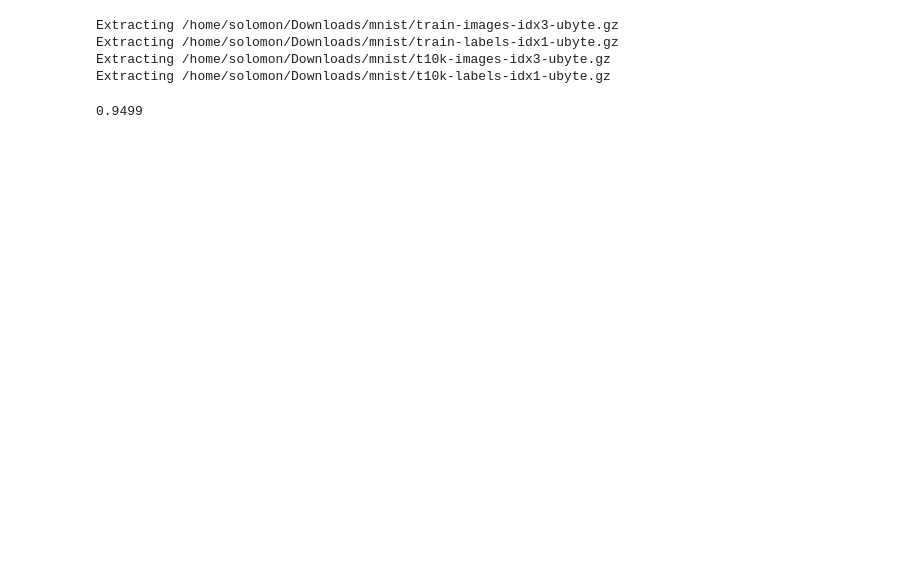
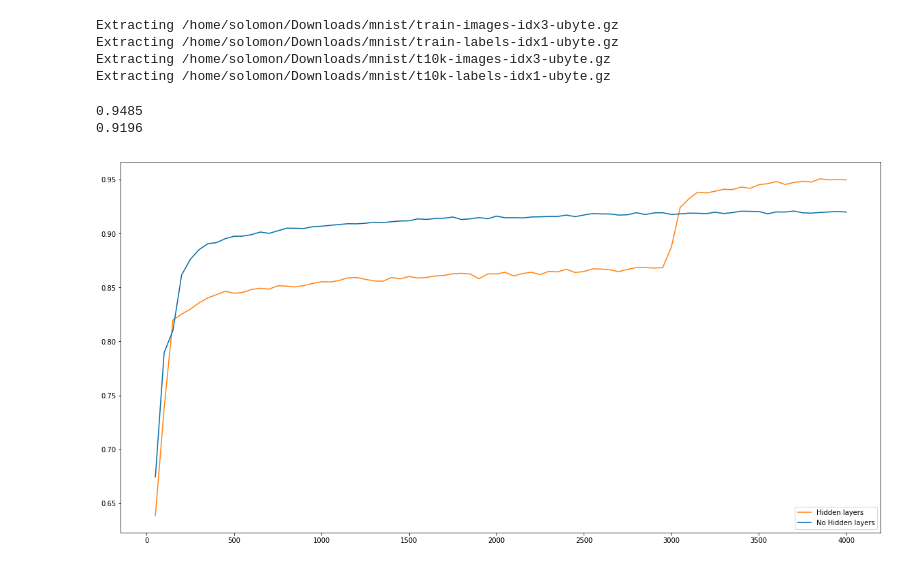
Before and after one commit to solomonwzs/my-jupyter, a Jupyter notebook: Py3/tf-mnist.ipynb, the cells around one changed output. Cells and saved outputs as stored; diff of their text form; code cells hidden in the pictures; blank space fills up the shorter version.

```diff
--- a/Py3/tf-mnist.ipynb
+++ b/Py3/tf-mnist.ipynb
@@ -18,41 +20,85 @@ Extracting /home/solomon/Downloads/mnist/t10k-images-idx3-ubyte.gz
 Extracting /home/solomon/Downloads/mnist/t10k-labels-idx1-ubyte.gz
 # %%
 # Create the model
-LAYER1_NODE = 50
+LAYER1_NODE = 100
+
+data = {
+    "x": [],
+    "y0": [],
+    "y1": [],
+}
+
+def train(y, y_):
+    cross_entropy = tf.nn.sparse_softmax_cross_entropy_with_logits(labels=tf.argmax(y_, 1), logits=y)
+    cross_entropy_mean = tf.reduce_mean(cross_entropy)
+    return tf.train.GradientDescentOptimizer(0.5).minimize(cross_entropy_mean)
+
+def acc(y, y_):
+    correct_prediction = tf.equal(tf.argmax(y, 1), tf.argmax(y_, 1))
+    return tf.reduce_mean(tf.cast(correct_prediction, tf.float32))
 
 with tf.Session() as sess:
     x = tf.placeholder(tf.float32, [None, 784])
     y_ = tf.placeholder(tf.float32, [None, 10])
 
     # W = tf.Variable(tf.zeros([784, 10]))
     W = tf.Variable(tf.truncated_normal([784, 10], stddev=0.1))
     b = tf.Variable(tf.zeros([10]))
 
     W1 = tf.Variable(tf.truncated_normal([784, LAYER1_NODE], stddev=0.1))
     b1 = tf.Variable(tf.zeros([LAYER1_NODE]))
     W2 = tf.Variable(tf.truncated_normal([LAYER1_NODE, 10], stddev=0.1))
     b2 = tf.Variable(tf.zeros([10]))
 
-    y0 = tf.nn.relu(tf.matmul(x, W1) + b1)
-    y = tf.nn.softmax(tf.matmul(y0, W2) + b2)
-    # y = tf.nn.softmax(tf.matmul(x, W) + b)
+    # 带隐藏层
+    layer = tf.nn.relu(tf.matmul(x, W1) + b1)
+    y0 = tf.nn.softmax(tf.matmul(layer, W2) + b2)
 
-    # Define loss and optimizer
-    cross_entropy = tf.nn.sparse_softmax_cross_entropy_with_logits(labels=tf.argmax(y_, 1), logits=y)
-    cross_entropy_mean = tf.reduce_mean(cross_entropy)
-    train_step = tf.train.GradientDescentOptimizer(0.5).minimize(cross_entropy_mean)
+    # 不带隐藏层
+    y1 = tf.nn.softmax(tf.matmul(x, W) + b)
+
+    # 不带激活函数
+    # y = tf.matmul(x, W) + b
+
+    train_step0 = train(y0, y_)
+    accuracy0 = acc(y0, y_)
+
+    train_step1 = train(y1, y_)
+    accuracy1 = acc(y1, y_)
 
     tf.global_variables_initializer().run()
 
+    test_feed = {
+        x: mnist.test.images,
+        y_: mnist.test.labels,
+    }
+
     # Train
-    for _ in range(4000):
+    for i in range(1, 4001):
+        if i % 50 == 0:
+            validate_acc0 = sess.run(accuracy0, feed_dict=test_feed)
+            validate_acc1 = sess.run(accuracy1, feed_dict=test_feed)
+            data["x"].append(i)
+            data["y0"].append(validate_acc0)
+            data["y1"].append(validate_acc1)
+
         batch_xs, batch_ys = mnist.train.next_batch(100)
-        sess.run(train_step, feed_dict={x: batch_xs, y_: batch_ys})
+        sess.run(train_step0, feed_dict={x: batch_xs, y_: batch_ys})
+        sess.run(train_step1, feed_dict={x: batch_xs, y_: batch_ys})
 
     # Test trained model
-    correct_prediction = tf.equal(tf.argmax(y, 1), tf.argmax(y_, 1))
-    accuracy = tf.reduce_mean(tf.cast(correct_prediction, tf.float32))
-    print(sess.run(accuracy, feed_dict={x: mnist.test.images,
-                                        y_: mnist.test.labels}))
+    print(sess.run(accuracy0, feed_dict=test_feed))
+    print(sess.run(accuracy1, feed_dict=test_feed))
+
+cb_dark_blue = (0/255, 107/255, 164/255)
+cb_orange = (255/255, 128/255, 14/255)
+
+fig, ax = plt.subplots(figsize=(20, 10))
+ax.plot(data["x"], data["y0"], c=cb_orange, label="Hidden layers")
+ax.plot(data["x"], data["y1"], c=cb_dark_blue, label="No Hidden layers")
+plt.legend(loc="lower right")
+plt.show()
 # %% [output]
-0.9499
+0.9485
+0.9196
+[figure, added]
```
Also changed, not shown: parts of 1 cell of this notebook, 3 other files.
